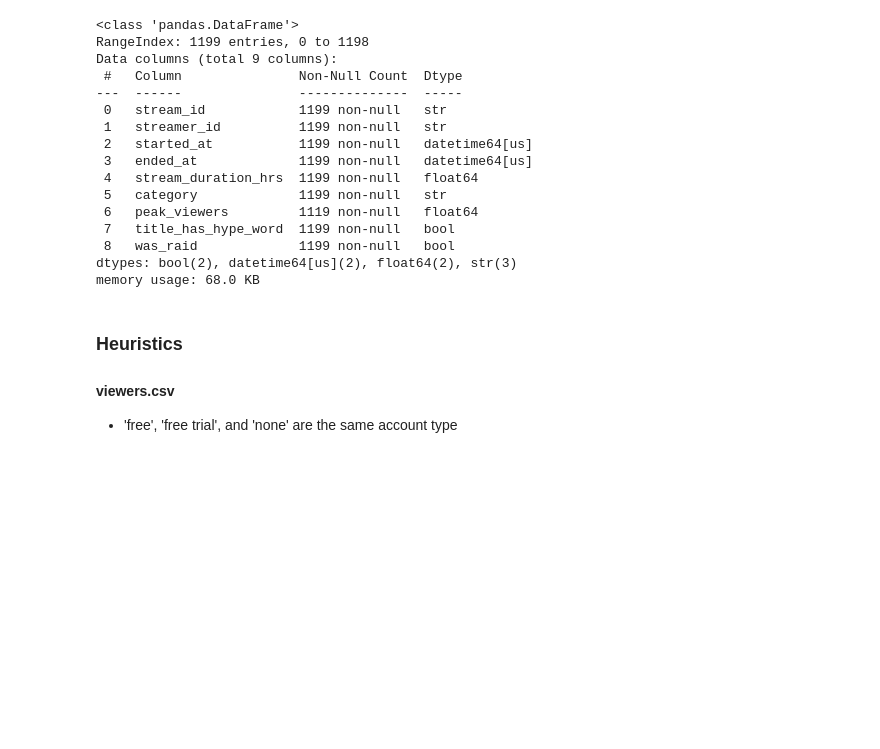
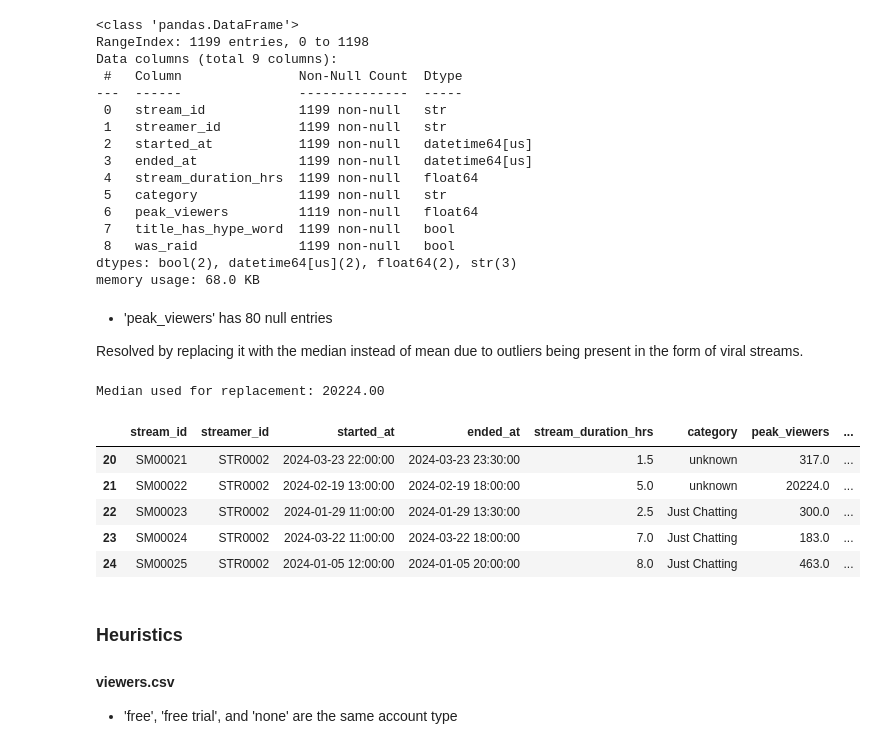
Before and after one commit to cda79/IAT461-Assignment01, a Jupyter notebook: IAT461-Assignment01-Scaffold.ipynb, the cells around one changed output. Drawn from its saved outputs; the diff is of its cells as text; code cells hidden in the pictures; blank space fills up the shorter version.

```diff
--- a/IAT461-Assignment01-Scaffold.ipynb
+++ b/IAT461-Assignment01-Scaffold.ipynb
@@ -415,6 +415,27 @@ Data columns (total 9 columns):
  8   was_raid             1199 non-null   bool
 dtypes: bool(2), datetime64[us](2), float64(2), str(3)
 memory usage: 68.0 KB
+# %% [markdown]
+- 'peak_viewers' has 80 null entries
+
+Resolved by replacing it with the median instead of mean due to outliers being present in the form of viral streams.
+# %%
+streams_viewer_median = streams_df_resolved['peak_viewers'].median().round(2)
+
+streams_df_resolved['peak_viewers'] = streams_df['peak_viewers'].fillna(streams_viewer_median)
+
+print(f"Median used for replacement: {streams_viewer_median:.2f}")
+
+# Check data has been fully resolved by looking at rows where peak viewers & category is missing
+streams_df_resolved.head(25).tail(5)
+# %% [output]
+Median used for replacement: 20224.00
+|  | stream_id | streamer_id | started_at | ended_at | stream_duration_hrs | category | peak_viewers | ... |
+| 20 | SM00021 | STR0002 | 2024-03-23 22:00:00 | 2024-03-23 23:30:00 | 1.5 | unknown | 317.0 | ... |
+| 21 | SM00022 | STR0002 | 2024-02-19 13:00:00 | 2024-02-19 18:00:00 | 5.0 | unknown | 20224.0 | ... |
+| 22 | SM00023 | STR0002 | 2024-01-29 11:00:00 | 2024-01-29 13:30:00 | 2.5 | Just Chatting | 300.0 | ... |
+| 23 | SM00024 | STR0002 | 2024-03-22 11:00:00 | 2024-03-22 18:00:00 | 7.0 | Just Chatting | 183.0 | ... |
+| 24 | SM00025 | STR0002 | 2024-01-05 12:00:00 | 2024-01-05 20:00:00 | 8.0 | Just Chatting | 463.0 | ... |
 # %% [markdown]
 ### **Heuristics**
 #### viewers.csv
```
Also changed, not shown: parts of 13 cells of this notebook.
